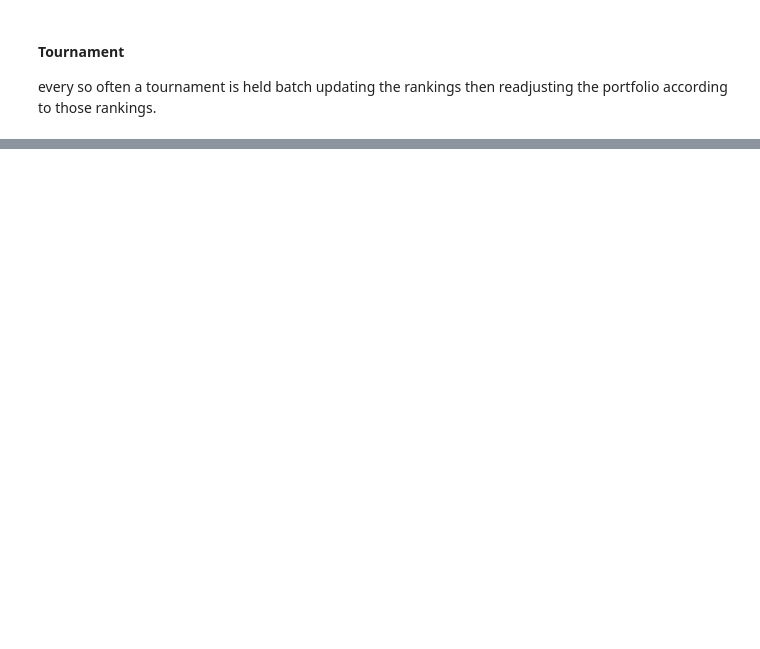
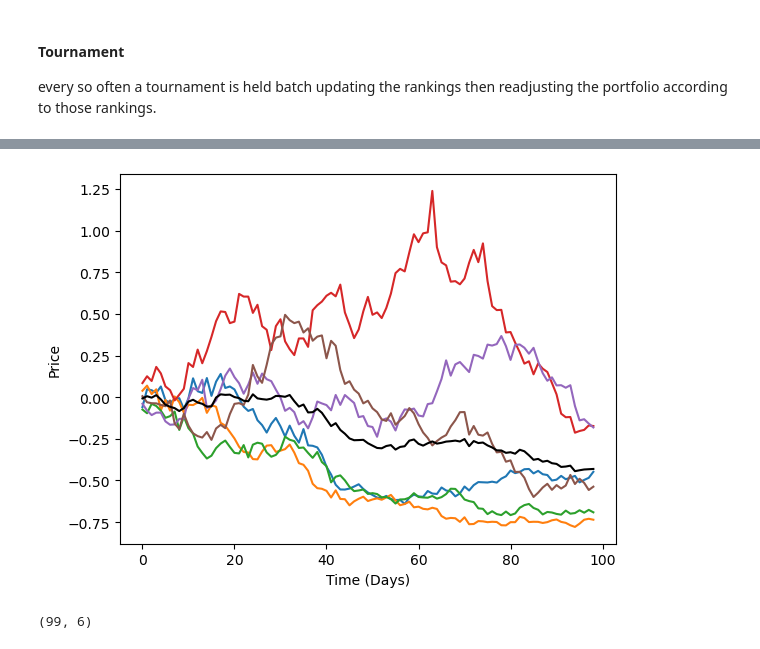
Before and after one commit to cbsither/elo_portfolio_ranking, a Jupyter notebook: notebooks/tournament.ipynb, the cells around one changed output, grey strips where cells are left out. Cells and saved outputs as stored; diff of their text form; code cells hidden in the pictures; blank space fills up the shorter version.

```diff
--- a/notebooks/tournament.ipynb
+++ b/notebooks/tournament.ipynb
@@ -30,0 +37,15 @@ returns = generate_returns(arr=dat_)
+# %%
+for i in range(0, returns.shape[0]):
+    plt.plot(np.cumprod(1 + returns[i]) - 1)
+
+plt.plot(cumulative_returns, color='black')
+plt.ylabel('Price')
+plt.xlabel('Time (Days)')
+plt.show()
+# %% [output]
+[figure, added]
+# %%
+returns = returns.T
+returns.shape
+# %% [output]
+(99, 6)
```
Also changed, not shown: parts of 16 cells of this notebook, 2 other files.
